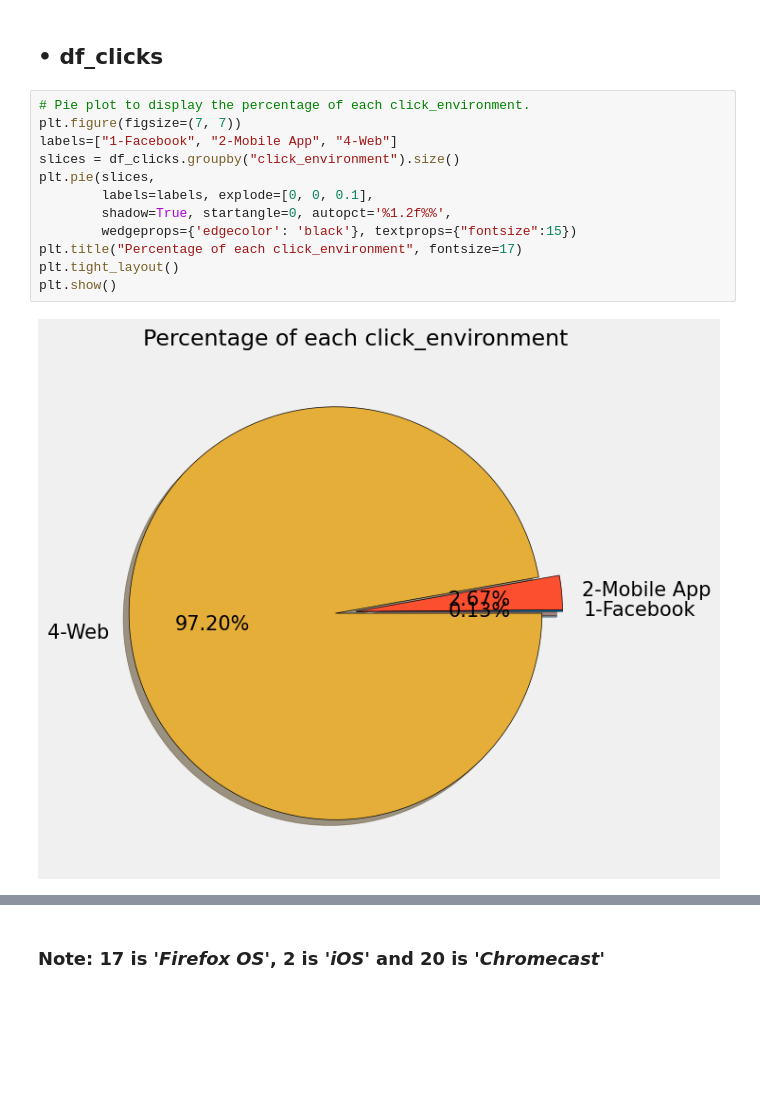
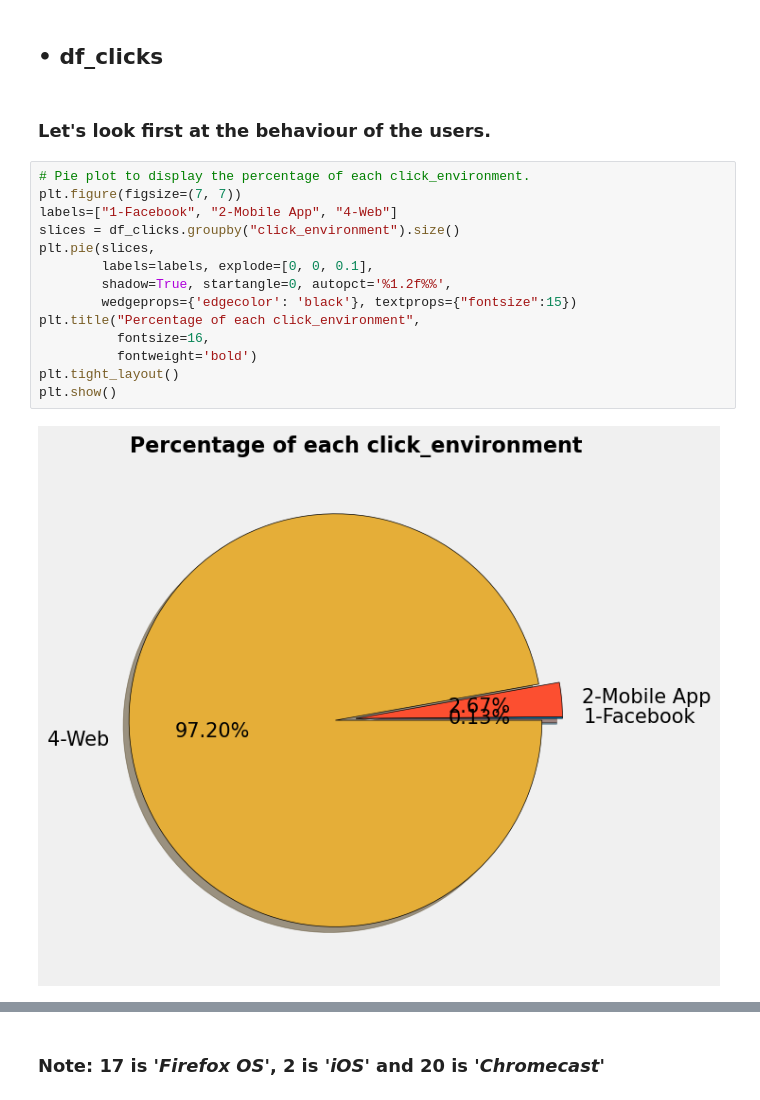
Before and after one commit to jfsubrini/ia-project9, a Jupyter notebook: Subrini_JeanFrancois_2_scripts_012023.ipynb, the cells around one changed output, grey strips where cells are left out. Cells and saved outputs as stored; diff of their text form; blank space fills up the shorter version.

```diff
--- a/Subrini_JeanFrancois_2_scripts_012023.ipynb
+++ b/Subrini_JeanFrancois_2_scripts_012023.ipynb
@@ -422,20 +431,24 @@ del df_resume
 3 - Visualization</div></h4>
 # %% [markdown]
 ## • df_clicks
+# %% [markdown]
+### Let's look first at the behaviour of the users.
 # %%
 # Pie plot to display the percentage of each click_environment.
 plt.figure(figsize=(7, 7))
 labels=["1-Facebook", "2-Mobile App", "4-Web"]
 slices = df_clicks.groupby("click_environment").size()
 plt.pie(slices,
         labels=labels, explode=[0, 0, 0.1],
         shadow=True, startangle=0, autopct='%1.2f%%',
         wedgeprops={'edgecolor': 'black'}, textprops={"fontsize":15})
-plt.title("Percentage of each click_environment", fontsize=17)
+plt.title("Percentage of each click_environment",
+          fontsize=16,
+          fontweight='bold')
 plt.tight_layout()
 plt.show()
 # %% [output]
-[figure, old version]
+[figure, new version]
 # %%
 # Pie plot to display the percentage of each click_deviceGroup.
 plt.figure(figsize=(6, 6))
```
Also changed, not shown: parts of 99 cells of this notebook.
